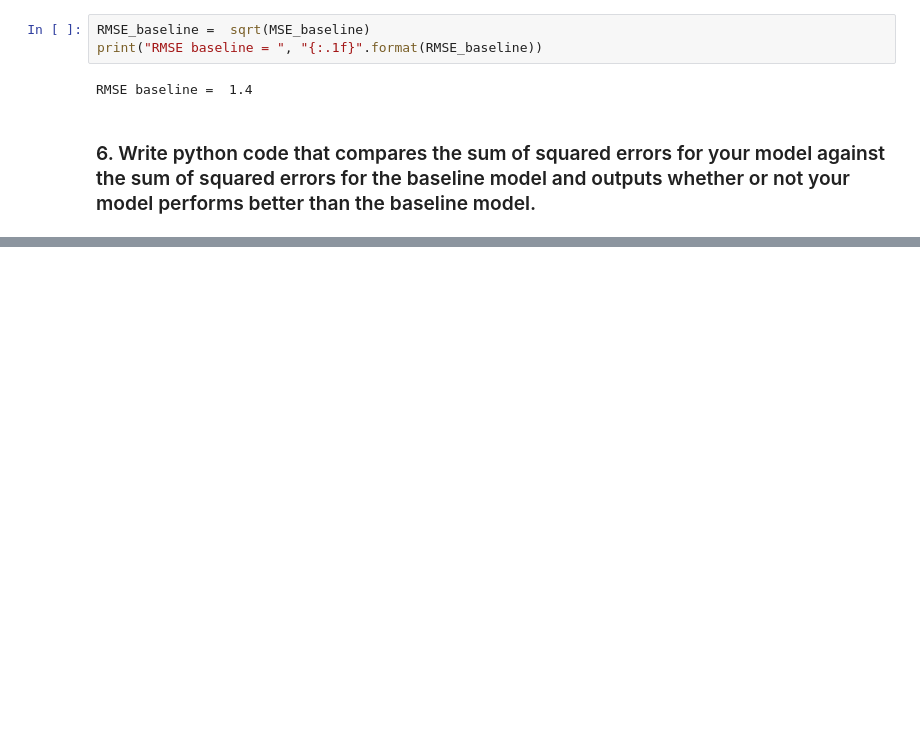
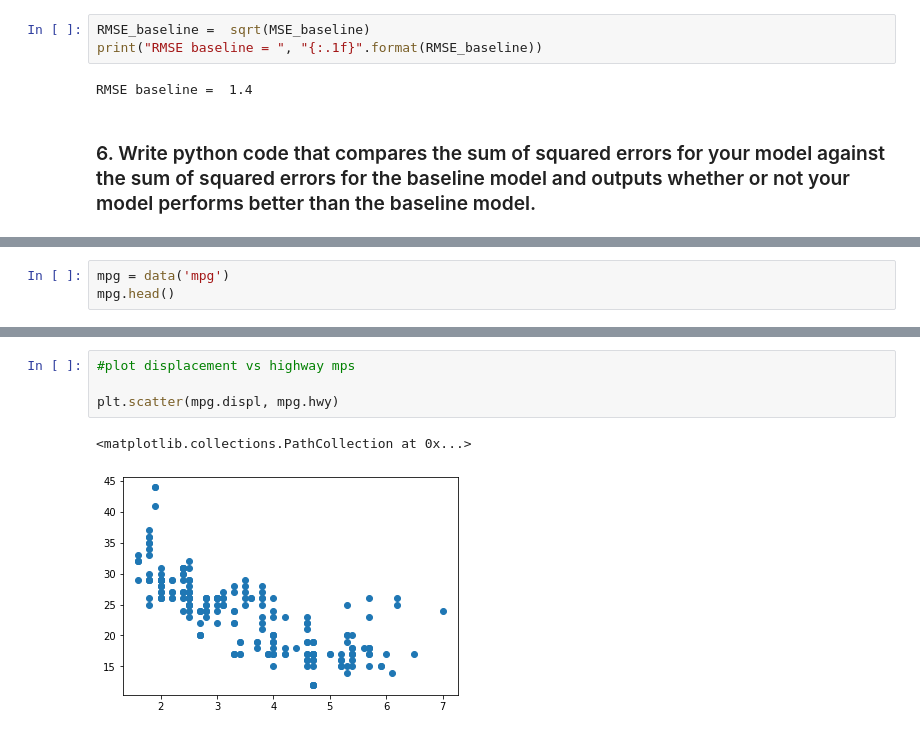
Before and after one commit to brentschriver/regression-exercises, a Jupyter notebook: evaluate.ipynb, the cells around one changed output, grey strips where cells are left out. Cells and saved outputs as stored; diff of their text form; blank space fills up the shorter version.

```diff
--- a/evaluate.ipynb
+++ b/evaluate.ipynb
@@ -216,0 +296,3 @@ RMSE baseline =  1.4
+# %%
+mpg = data('mpg')
+mpg.head()
@@ -216,0 +306,7 @@ RMSE baseline =  1.4
+# %%
+#plot displacement vs highway mps
+
+plt.scatter(mpg.displ, mpg.hwy)
+# %% [output]
+<matplotlib.collections.PathCollection at 0x...>
+[figure, added]
```
Also changed, not shown: parts of 27 cells of this notebook, 4 other files.
